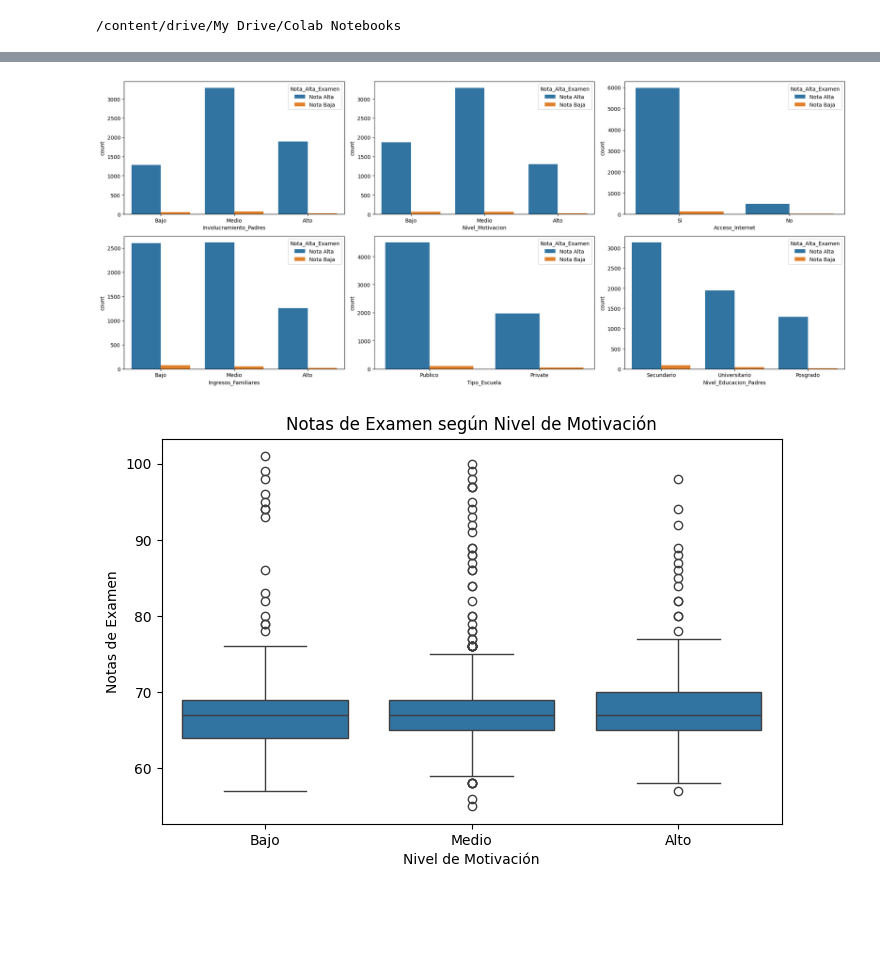
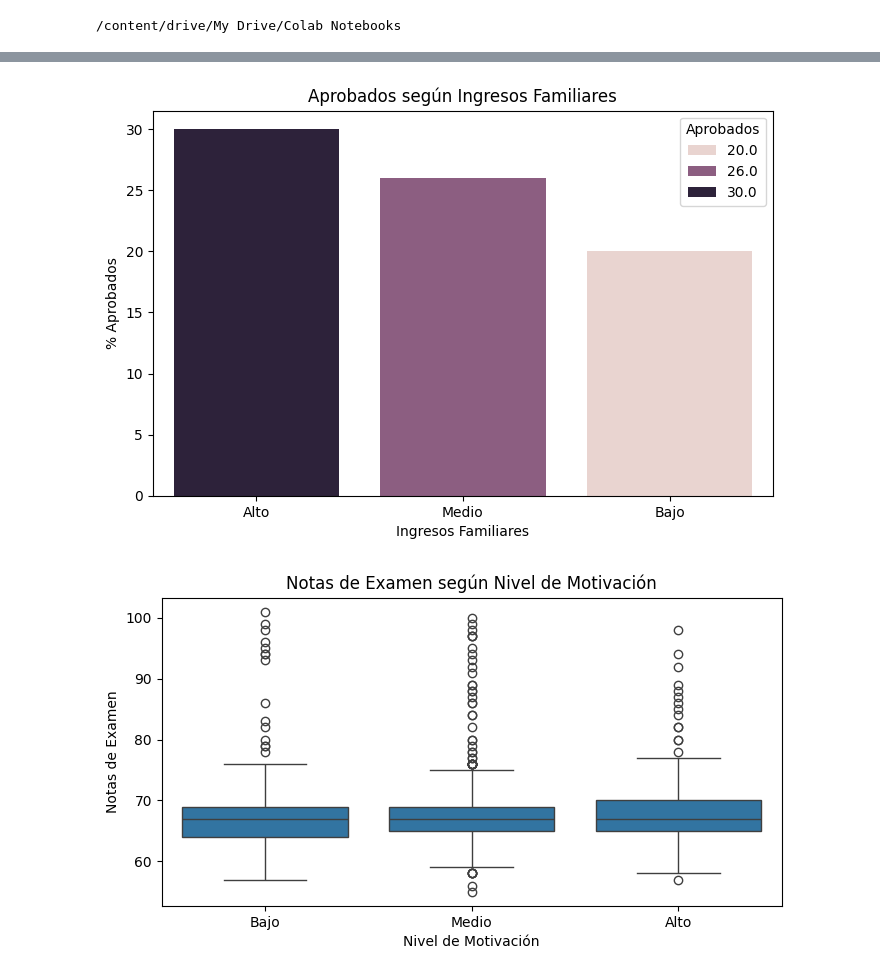
Before and after one commit to gerluque/CoderHouse, a Jupyter notebook: FactoresDeRendimientoExamenes.ipynb, the cells around one changed output, grey strips where cells are left out. Cells and saved outputs as stored; diff of their text form; code cells hidden in the pictures; blank space fills up the shorter version.

```diff
--- a/FactoresDeRendimientoExamenes.ipynb
+++ b/FactoresDeRendimientoExamenes.ipynb
@@ -108,28 +166,51 @@ ax = sns.barplot(x="Sexo", y="Nota_Examen", data=df_DatosExamenes)
-# %%
-plt.figure(figsize=(20, 12))
-data=df_DatosExamenes
-plt.subplot(3, 3, 1)
-sns.countplot(x='Involucramiento_Padres', data=data, hue='Nota_Alta_Examen' )
-plt.subplot(3, 3, 2)
-sns.countplot(x='Nivel_Motivacion', data=data, hue='Nota_Alta_Examen' )
-plt.subplot(3, 3, 3)
-sns.countplot(x='Acceso_Internet', data=data, hue='Nota_Alta_Examen'  )
-plt.subplot(3, 3, 4)
-sns.countplot(x='Ingresos_Familiares', data=data, hue='Nota_Alta_Examen'  )
-plt.subplot(3, 3, 5)
-sns.countplot(x='Tipo_Escuela', data=data, hue='Nota_Alta_Examen'  )
-plt.subplot(3, 3, 6)
-sns.countplot(x='Nivel_Educacion_Padres', data=data, hue='Nota_Alta_Examen'  )
-plt.tight_layout()
-plt.show()
-# %% [output]
-[figure, removed]
+# %%
+# Ingresos Familiares
+#Genero DataFrames filtrados segun los ingresos
+#Calculo las cantidades de acuerdo a los ingresos
+df_Ingresos_Altos = df_DatosExamenes[df_DatosExamenes['Ingresos_Familiares']=='Alto']
+df_Ingresos_Medios = df_DatosExamenes[df_DatosExamenes['Ingresos_Familiares']=='Medio']
+df_Ingresos_Bajo = df_DatosExamenes[df_DatosExamenes['Ingresos_Familiares']=='Bajo']
+
+#print(df_Ingresos_Altos.shape[0]) #1269
+#print(df_Ingresos_Medios.shape[0]) #2666
+#print(df_Ingresos_Bajo.shape[0]) #2672
+
+#Calculo la cantidad de notas altas alcanzadas segun cada nivel de Ingresos
+df_Ingresos_Altos[df_Ingresos_Altos['Nota_Alta_Examen']=='Nota Alta'].shape[0]  #Cantidad de aprobados de Ingresos Altos
+df_Ingresos_Medios[df_Ingresos_Medios['Nota_Alta_Examen']=='Nota Alta'].shape[0]  #Cantidad de aprobados de Ingresos Medios
+df_Ingresos_Bajo[df_Ingresos_Bajo['Nota_Alta_Examen']=='Nota Alta'].shape[0] #Cantidad de aprobados de Ingresos Bajos
+
+#Calculo Promedios de aprobados según nivel de ingresos de los padres
+Promedio_Ingresos_Bajo = round(df_Ingresos_Bajo[df_Ingresos_Bajo['Nota_Alta_Examen']=='Nota Alta'].shape[0] / df_Ingresos_Bajo.shape[0],1) * 100
+Promedio_Ingresos_Medios = round(df_Ingresos_Medios[df_Ingresos_Medios['Nota_Alta_Examen']=='Nota Alta'].shape[0] / df_Ingresos_Medios.shape[0],2) * 100
+Promedio_Ingresos_Altos = round(df_Ingresos_Altos[df_Ingresos_Altos['Nota_Alta_Examen']=='Nota Alta'].shape[0] / df_Ingresos_Altos.shape[0],1)  * 100
+
+#Con estos datos creo un nuevo dataframe
+data = {'Ingresos_Familiares': ('Alto', 'Medio', 'Bajo'),
+        'Aprobados': (Promedio_Ingresos_Altos, Promedio_Ingresos_Medios, Promedio_Ingresos_Bajo)
+}
+
+plt.figure(figsize=(8, 5))
+sns.barplot(x='Ingresos_Familiares', y='Aprobados', data=data, hue='Aprobados' )
+plt.xlabel('Ingresos Familiares')
+plt.ylabel('% Aprobados')
+plt.title('Aprobados según Ingresos Familiares')
+#plt.tight_layout()
+plt.show()
+
+#A través del análisis realizado se oberva que a mayores ingresos del grupo familiar, en promedio se obtiene un mayor nivel de aprobación en
+#los exámenes
+# %% [output]
+[figure, added]
 # %%
-plt.figure(figsize=(8, 5))
+#Para verificar la relación entre el nivel de motivación de los alumnos se realizar un BoxPlot
+#Como resultado se verifica que a mayores niveles de motivación en general se obtienen mejores resultados
+
+plt.figure(figsize=(8, 4))
 sns.boxplot(x='Nivel_Motivacion', y='Nota_Examen', data=df_DatosExamenes)
 plt.xlabel('Nivel de Motivación')
 plt.ylabel('Notas de Examen')
 plt.title('Notas de Examen según Nivel de Motivación')
 plt.show()
 # %% [output]
-[figure, old version]
+[figure, new version]
```
Also changed, not shown: parts of 19 cells of this notebook.
